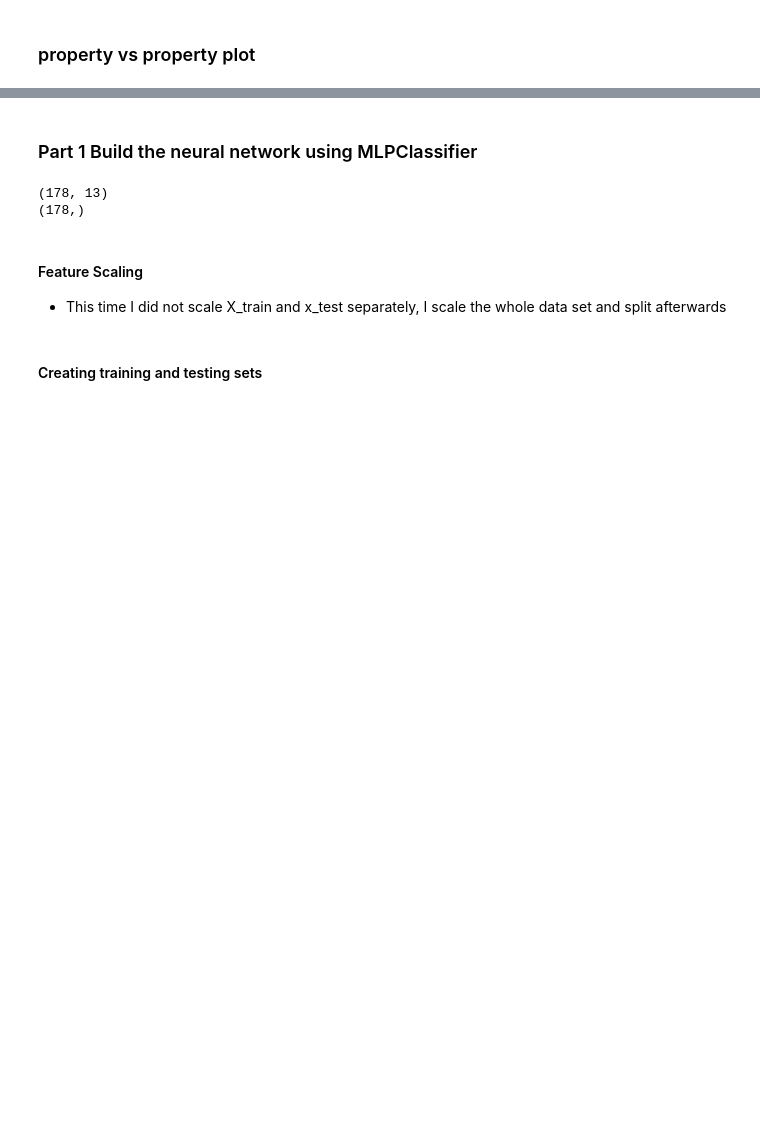
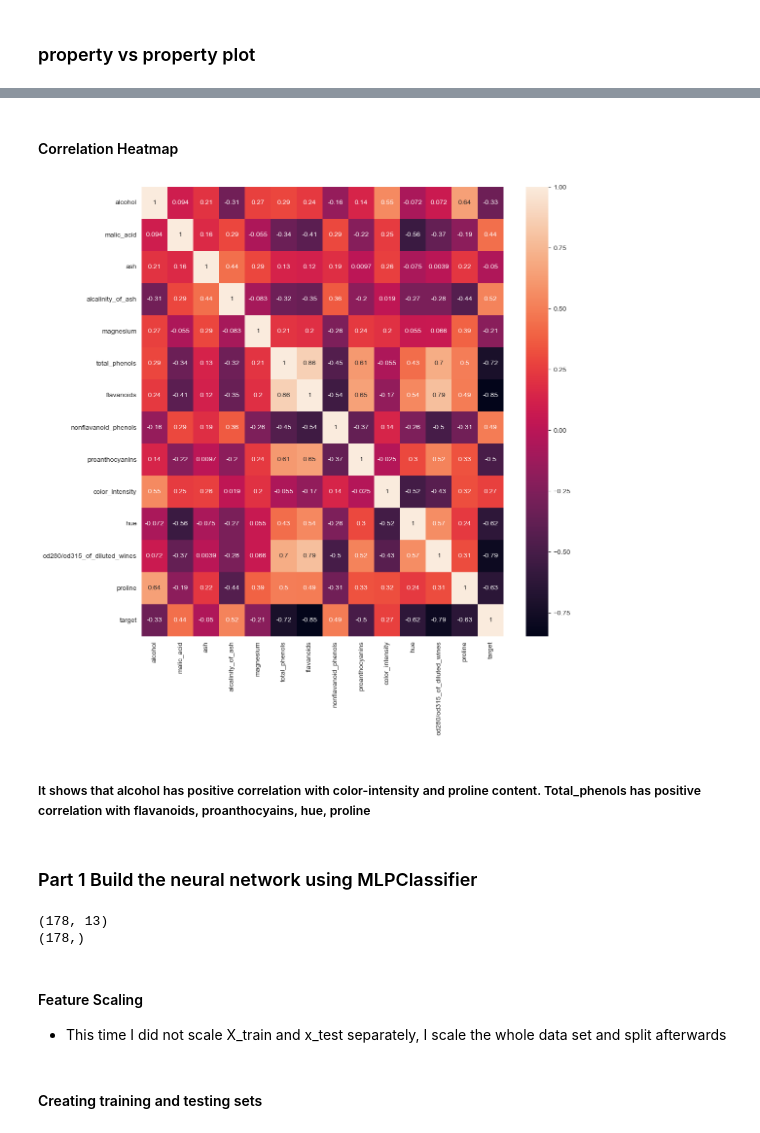
Before and after one commit to Zhu-Yifan/OEAS895, a Jupyter notebook: HW4/HW4_Wine_Classification.ipynb, the cells around one changed output, grey strips where cells are left out. Drawn from its saved outputs; the diff is of its cells as text; code cells hidden in the pictures; blank space fills up the shorter version.

```diff
--- a/HW4/HW4_Wine_Classification.ipynb
+++ b/HW4/HW4_Wine_Classification.ipynb
@@ -127,3 +154,13 @@ array(['class_0', 'class_1', 'class_2'], dtype='<U7')
+# %% [markdown]
+#### Correlation Heatmap
+# %%
+plt.figure(figsize=(12,12))
+sns.heatmap(data.corr(),annot=True)
+plt.show()
+# %% [output]
+[figure, added]
+# %% [markdown]
+##### It shows that alcohol has positive correlation with color-intensity and proline content. Total_phenols has positive correlation with flavanoids, proanthocyains, hue, proline
 # %% [markdown]
 ### Part 1 Build the neural network using MLPClassifier
 # %%
```
Also changed, not shown: parts of 33 cells of this notebook, 1 other file.
